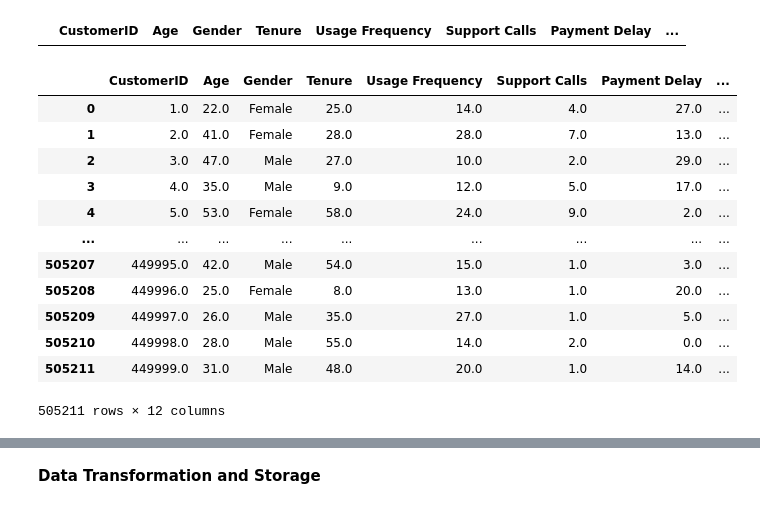
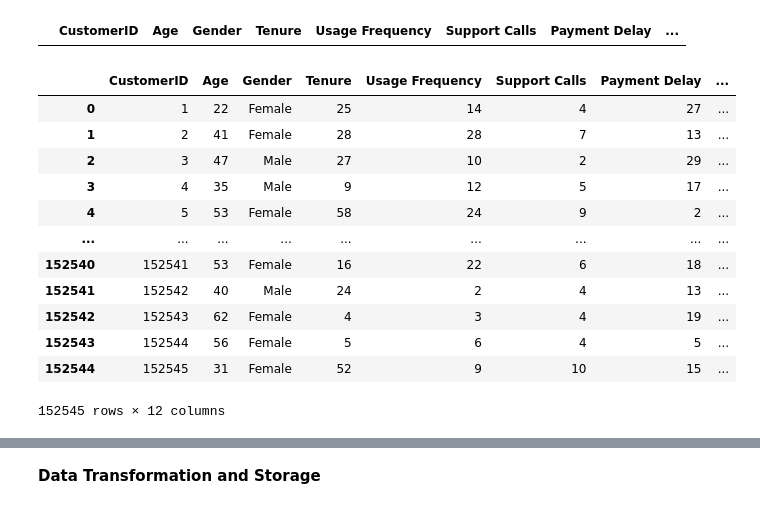
Before and after one commit to Hussain22shahid/Ml-Projects, a Jupyter notebook: Customer-Churn/notebook/dataingestion.ipynb, the cells around one changed output, grey strips where cells are left out. Drawn from its saved outputs; the diff is of its cells as text; code cells hidden in the pictures.

```diff
--- a/Customer-Churn/notebook/dataingestion.ipynb
+++ b/Customer-Churn/notebook/dataingestion.ipynb
@@ -94,6 +94,7 @@ if __name__ == "__main__":
         display(df1.shape)
         display(df2.shape)
 
+    df2=df2.iloc[:len(df2) // 5]
     df = pd.concat([df1, df2], ignore_index=True)
     display(df.shape)
 
@@ -304,22 +404,22 @@ display(null_values)
 # %% [output]
 |  | CustomerID | Age | Gender | Tenure | Usage Frequency | Support Calls | Payment Delay | ... |
 # %%
-df = df.dropna()
+
 display(df)
 # %% [output]
 |  | CustomerID | Age | Gender | Tenure | Usage Frequency | Support Calls | Payment Delay | ... |
-| 0 | 1.0 | 22.0 | Female | 25.0 | 14.0 | 4.0 | 27.0 | ... |
-| 1 | 2.0 | 41.0 | Female | 28.0 | 28.0 | 7.0 | 13.0 | ... |
-| 2 | 3.0 | 47.0 | Male | 27.0 | 10.0 | 2.0 | 29.0 | ... |
-| 3 | 4.0 | 35.0 | Male | 9.0 | 12.0 | 5.0 | 17.0 | ... |
-| 4 | 5.0 | 53.0 | Female | 58.0 | 24.0 | 9.0 | 2.0 | ... |
+| 0 | 1 | 22 | Female | 25 | 14 | 4 | 27 | ... |
+| 1 | 2 | 41 | Female | 28 | 28 | 7 | 13 | ... |
+| 2 | 3 | 47 | Male | 27 | 10 | 2 | 29 | ... |
+| 3 | 4 | 35 | Male | 9 | 12 | 5 | 17 | ... |
+| 4 | 5 | 53 | Female | 58 | 24 | 9 | 2 | ... |
 | ... | ... | ... | ... | ... | ... | ... | ... | ... |
-| 505207 | 449995.0 | 42.0 | Male | 54.0 | 15.0 | 1.0 | 3.0 | ... |
-| 505208 | 449996.0 | 25.0 | Female | 8.0 | 13.0 | 1.0 | 20.0 | ... |
-| 505209 | 449997.0 | 26.0 | Male | 35.0 | 27.0 | 1.0 | 5.0 | ... |
-| 505210 | 449998.0 | 28.0 | Male | 55.0 | 14.0 | 2.0 | 0.0 | ... |
-| 505211 | 449999.0 | 31.0 | Male | 48.0 | 20.0 | 1.0 | 14.0 | ... |
+| 152540 | 152541 | 53 | Female | 16 | 22 | 6 | 18 | ... |
+| 152541 | 152542 | 40 | Male | 24 | 2 | 4 | 13 | ... |
+| 152542 | 152543 | 62 | Female | 4 | 3 | 4 | 19 | ... |
+| 152543 | 152544 | 56 | Female | 5 | 6 | 4 | 5 | ... |
+| 152544 | 152545 | 31 | Female | 52 | 9 | 10 | 15 | ... |
-505211 rows × 12 columns
+152545 rows × 12 columns
 # %%
 #converting the Float datatype to int
 df = df.apply(lambda x: x.astype(int) if x.dtype == 'float64' else x)
```
Also changed, not shown: parts of 15 cells of this notebook, 31 other files.
